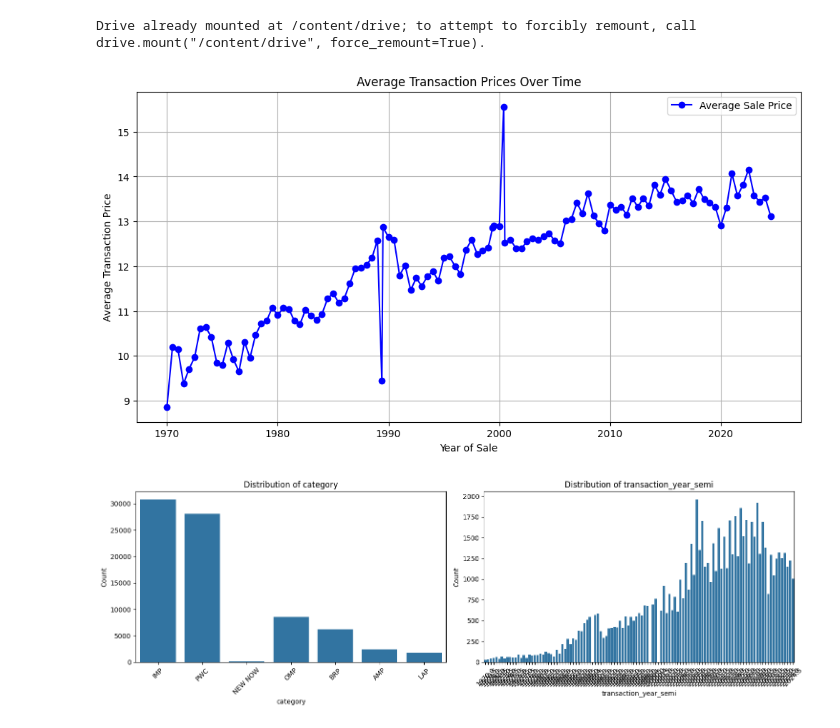
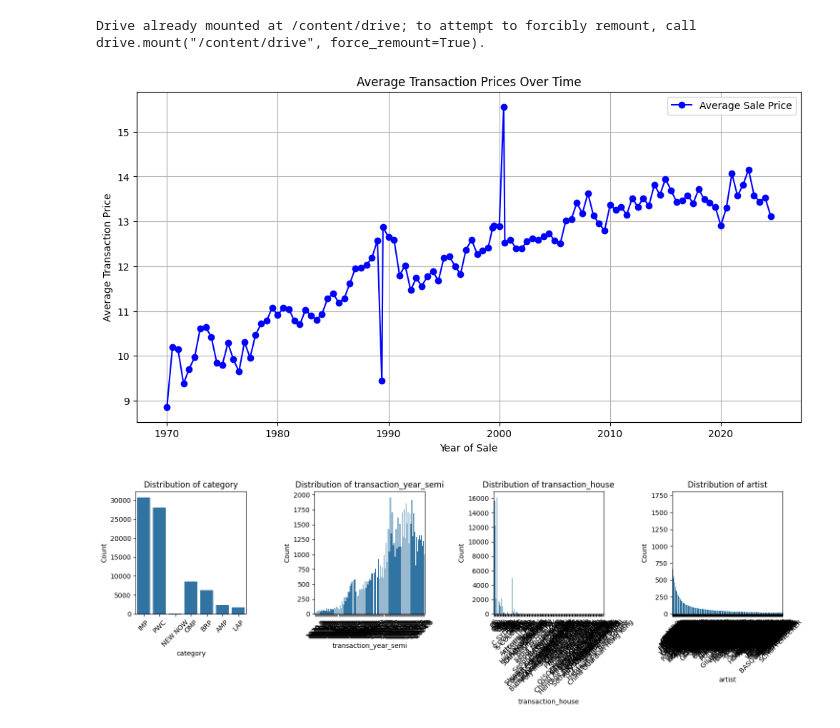
Before and after one commit to janwaelty/Master-Thesis, a Jupyter notebook: data_preprocess.ipynb, the cells around one changed output. Saved outputs shown, nothing was run; the diff lists cells and outputs as text; code cells hidden in the pictures.

```diff
--- a/data_preprocess.ipynb
+++ b/data_preprocess.ipynb
@@ -197,27 +259,27 @@ def fit_visualization(X, y):
 # %%
 if __name__ == "__main__":
 
 
   drive.mount('/content/drive')
   artist_data_path= "/content/drive/My Drive/artist_graph_data.xlsx"
   artwork_numeric_data = pd.read_excel(artist_data_path)
 
   # Define source and destination paths
   source_path = "/content/drive/My Drive/Colab Notebooks/data_prep.ipynb"
   destination_path = "/content/drive/My Drive/data_prep.ipynb"
 
   # Check if the source file exists before moving
   if os.path.exists(source_path):
     # Move the file
     shutil.move(source_path, destination_path)
     print(f"Notebook moved to: {destination_path}")
 
   # visualizations
   visualization_data = repeated_to_single_transactions(artwork_numeric_data)
   plot_avg_sale_prices_over_time(visualization_data)
-  categorical_columns = ['category', 'transaction_year_semi']
+  categorical_columns = ['category', 'transaction_year_semi', 'transaction_house', 'artist']
   plot_categorical_features(visualization_data, categorical_columns)
 # %% [output]
 Drive already mounted at /content/drive; to attempt to forcibly remount, call drive.mount("/content/drive", force_remount=True).
 [figure]
-[figure, old version]
+[figure, new version]
```
Also changed, not shown: parts of 5 cells of this notebook.
